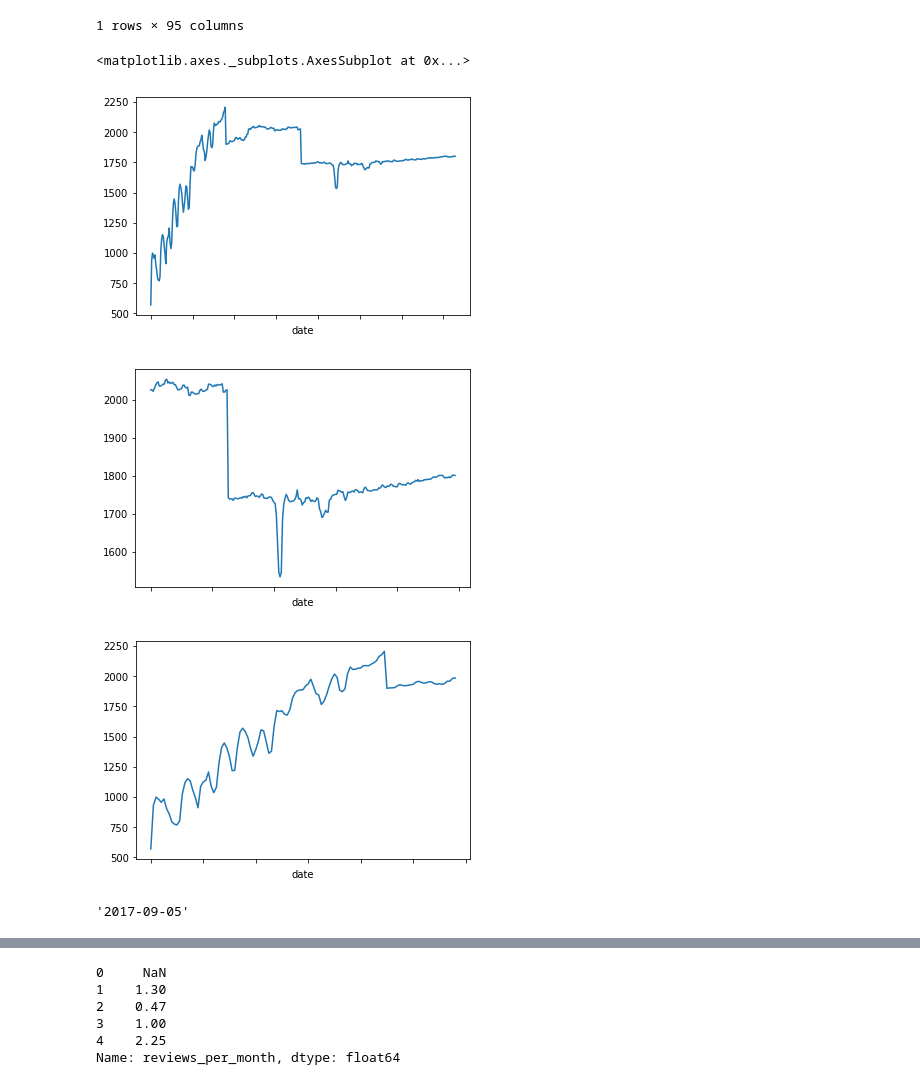
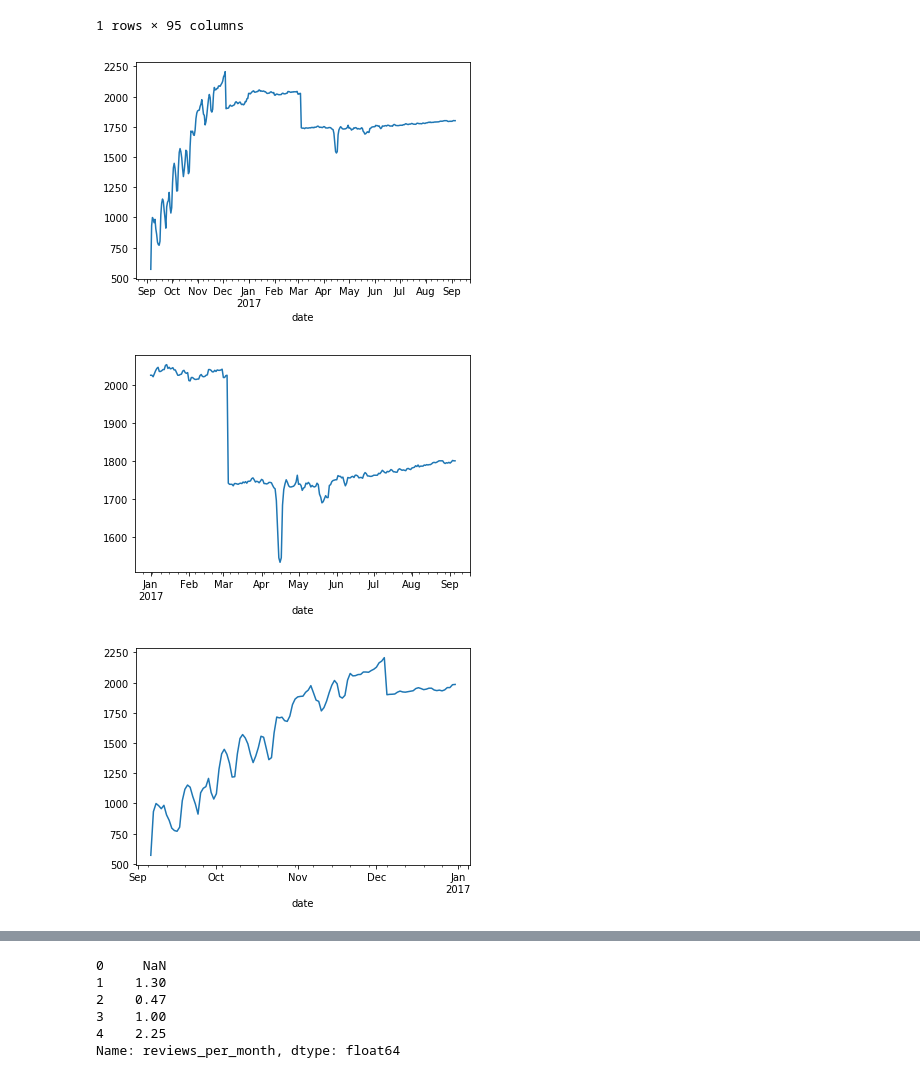
Before and after one commit to ilknurCakir/AirBnBBostonData, a Jupyter notebook: EDA.ipynb, the cells around one changed output, grey strips where cells are left out. Drawn from its saved outputs; the diff is of its cells as text; code cells hidden in the pictures.

Commit message:
visualizations and word clouds

```diff
--- a/EDA.ipynb
+++ b/EDA.ipynb
@@ -211,22 +272,17 @@ listings[listings.id == 12147973]
 | 0 | 12147973 | https://www.airbnb.com/rooms/1214... | 20160906204935 | 2016-09-07 | Sunny Bungalow in the City | Cozy, sunny, family home. Master ... | The house has an open and cozy fe... | Cozy, sunny, family home. Master ... | ... |
 1 rows × 95 columns
 # %%
-calendar[calendar.available == 't'].groupby('date').listing_id.count().plot(kind = 'line')
+calendar[calendar.available == True].groupby('date').listing_id.count().plot(kind = 'line');
 # %% [output]
-<matplotlib.axes._subplots.AxesSubplot at 0x...>
-[figure, old version]
+[figure, new version]
 # %%
-calendar[(calendar.date.str.startswith('2017')) & (calendar.available == 't')].groupby('date').listing_id.count().plot(kind = 'line');
+calendar[(calendar.date.dt.year >= 2017) & (calendar.available == True )].groupby('date').listing_id.count().plot(kind = 'line');
 # %% [output]
-[figure, old version]
+[figure, new version]
 # %%
-calendar[(calendar.date.str.startswith('2016')) & (calendar.available == 't')].groupby('date').listing_id.count().plot(kind = 'line');
+calendar[(calendar.date.dt.year == 2016) & (calendar.available == True)].groupby('date').listing_id.count().plot(kind = 'line');
 # %% [output]
-[figure, old version]
+[figure, new version]
-# %%
-calendar.date.max()
-# %% [output]
-'2017-09-05'
 # %%
 listings.head(2)
 # %% [output]
```
Also changed, not shown: parts of 13 cells of this notebook.
